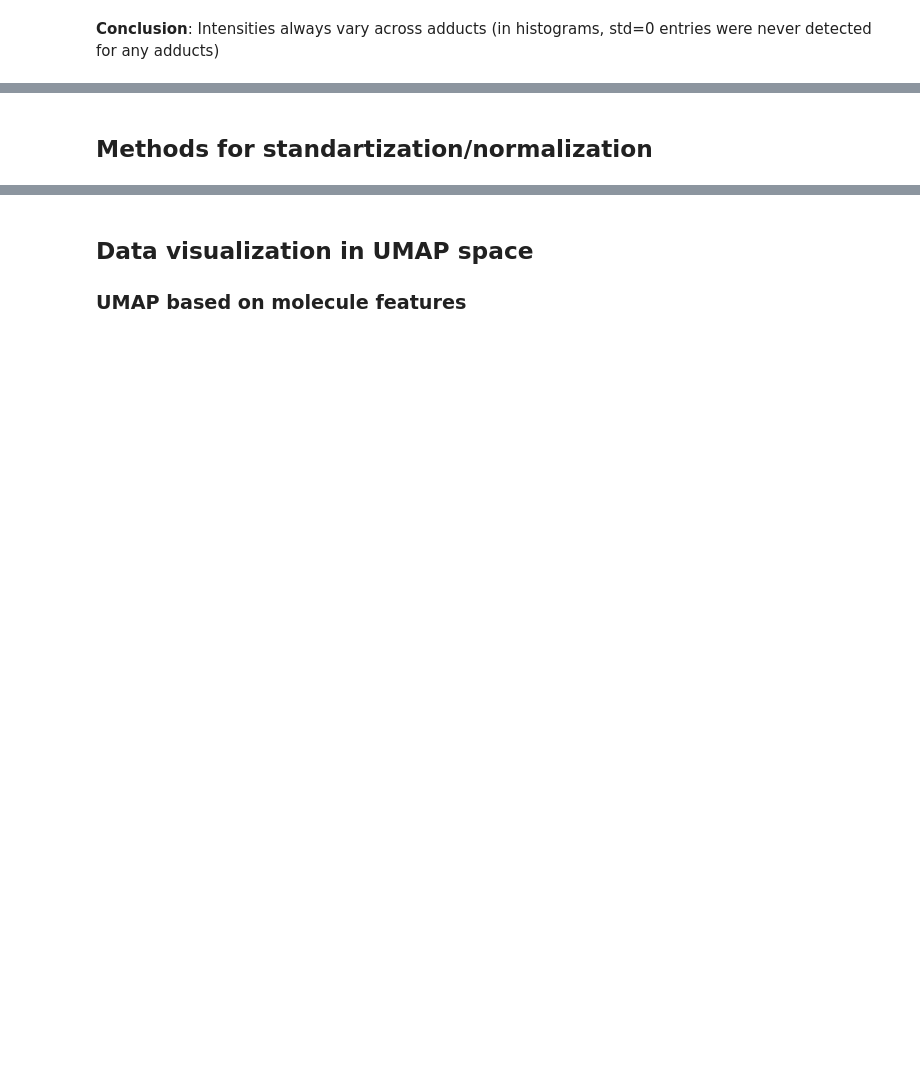
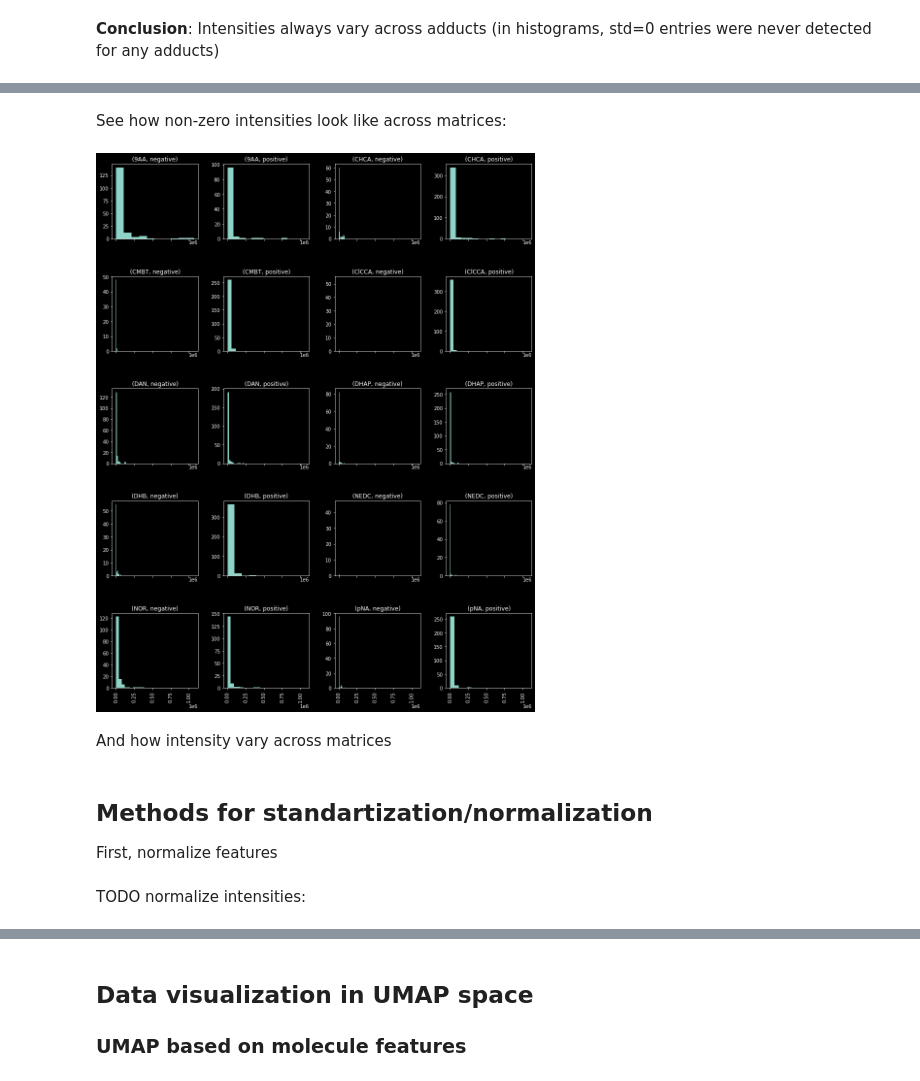
Before and after one commit to alexandrovteam/predicting-APMALDI-response, a Jupyter notebook: notebooks/regression.ipynb, the cells around one changed output, grey strips where cells are left out. Cells and saved outputs as stored; diff of their text form; code cells hidden in the pictures; blank space fills up the shorter version.

```diff
--- a/notebooks/regression.ipynb
+++ b/notebooks/regression.ipynb
@@ -229,5 +274,18 @@ Name: spot_intensity, dtype: int64
+# %% [markdown]
+See how non-zero intensities look like across matrices:
+# %%
+fig = plt.figure(figsize = (15,20))
+ax = fig.gca()
+
+
+_ = intensities[intensities["spot_intensity"] != 0.].hist("spot_intensity", by=["Matrix short", "Polarity"], ax=ax, sharex=True)
+# %% [output]
+[figure, added]
+# %% [markdown]
+And how intensity vary across matrices
 # %% [markdown]
 ## Methods for standartization/normalization
+First, normalize features
 # %%
 from sklearn.preprocessing import StandardScaler
 from sklearn.preprocessing import PowerTransformer
@@ -246,3 +304,5 @@ features_norm_df = pd.DataFrame(pt.fit_transform(all_mol_features),
 
 # OPTION 3 (Seurat normalization)
 #features_norm_df = np.log2((all_mol_features.T / all_mol_features.T.sum().values) * 10000 + 1).T
+# %% [markdown]
+TODO normalize intensities:
```
Also changed, not shown: parts of 28 cells of this notebook.
